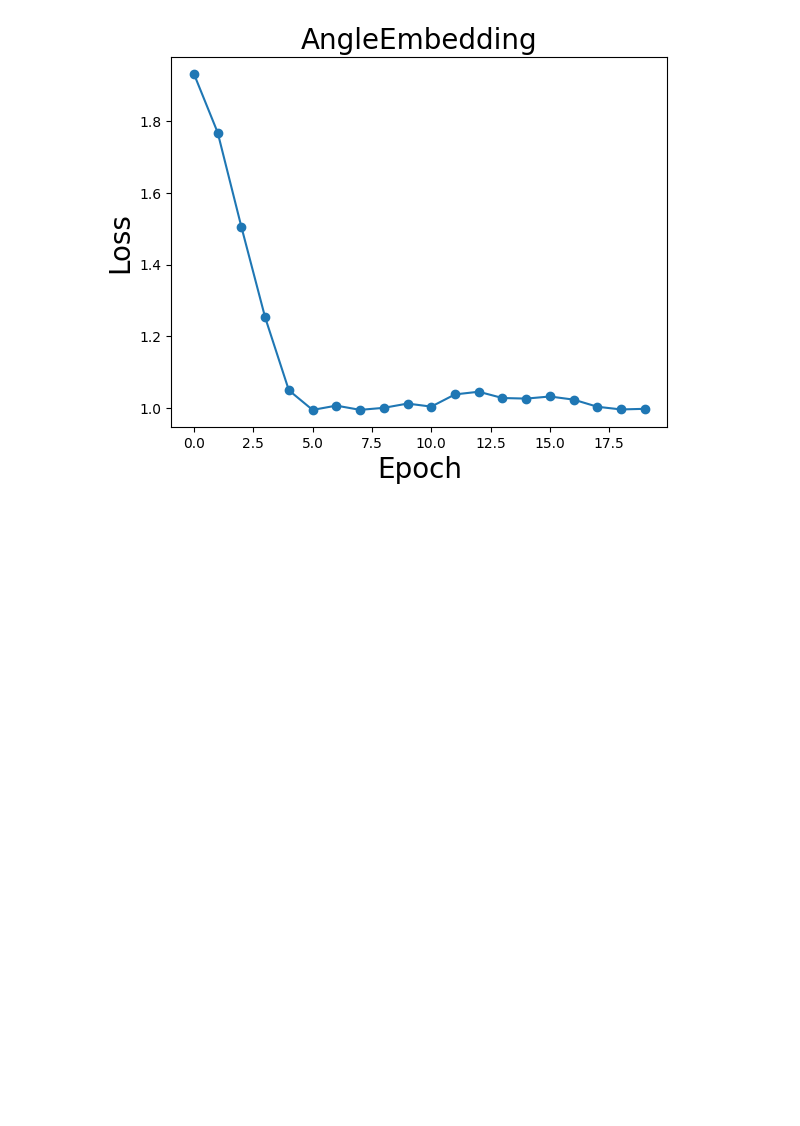
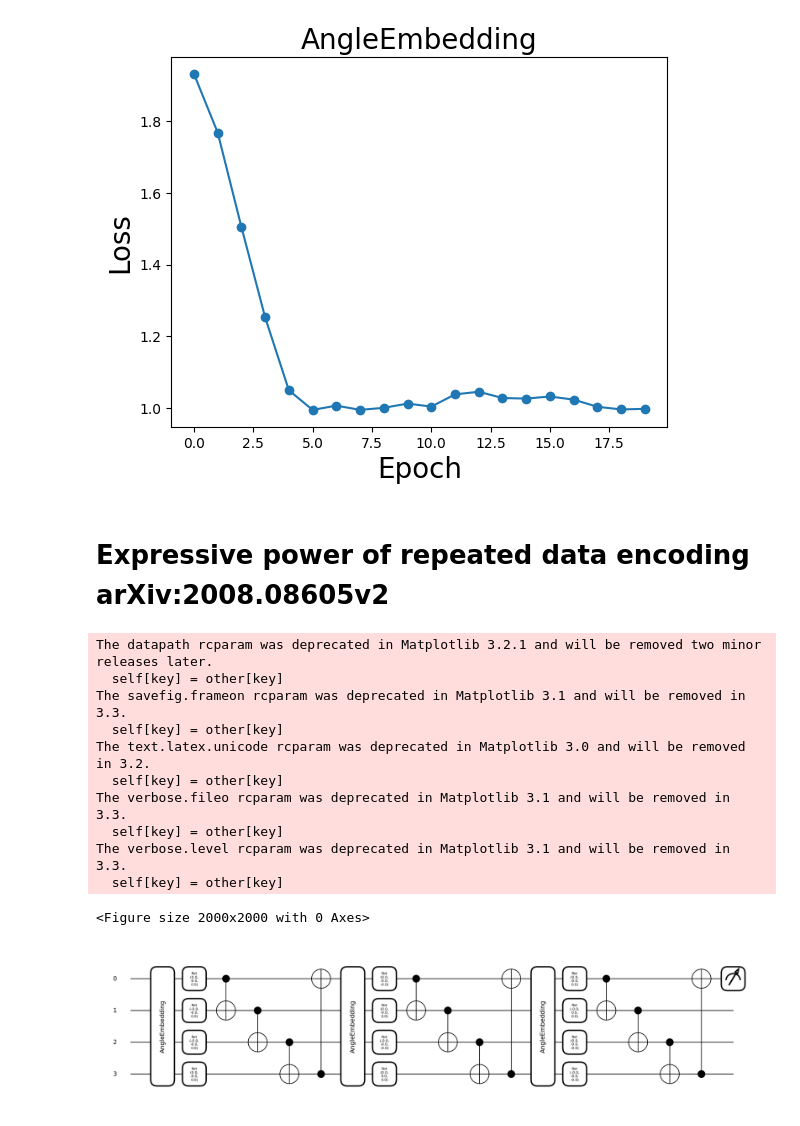
Before and after one commit to AHamamd150/Zewail-city, a Jupyter notebook: QML_DNN_Angle_Amplitude_Embedding.ipynb, the cells around one changed output. Cells and saved outputs as stored; diff of their text form; code cells hidden in the pictures; blank space fills up the shorter version.

```diff
--- a/QML_DNN_Angle_Amplitude_Embedding.ipynb
+++ b/QML_DNN_Angle_Amplitude_Embedding.ipynb
@@ -276,3 +268,5 @@ plt.ylabel('Loss',fontsize=20);
 plt.title('AngleEmbedding',fontsize=20);
 # %% [output]
 [figure]
+# %% [markdown]
+# Expressive power of repeated data encoding arXiv:2008.08605v2
@@ -278,0 +286,18 @@ plt.title('AngleEmbedding',fontsize=20);
+# %%
+qml.drawer.use_style('default');
+plt.figure(figsize=(20,20));
+fig, ax = qml.draw_mpl(circuit1, decimals=1)(weights_init,X);
+plt.show();
+# %% [output]
+The datapath rcparam was deprecated in Matplotlib 3.2.1 and will be removed two minor releases later.
+  self[key] = other[key]
+The savefig.frameon rcparam was deprecated in Matplotlib 3.1 and will be removed in 3.3.
+  self[key] = other[key]
+The text.latex.unicode rcparam was deprecated in Matplotlib 3.0 and will be removed in 3.2.
+  self[key] = other[key]
+The verbose.fileo rcparam was deprecated in Matplotlib 3.1 and will be removed in 3.3.
+  self[key] = other[key]
+The verbose.level rcparam was deprecated in Matplotlib 3.1 and will be removed in 3.3.
+  self[key] = other[key]
+<Figure size 2000x2000 with 0 Axes>
+[figure, added]
```
Also changed, not shown: parts of 7 cells of this notebook.
